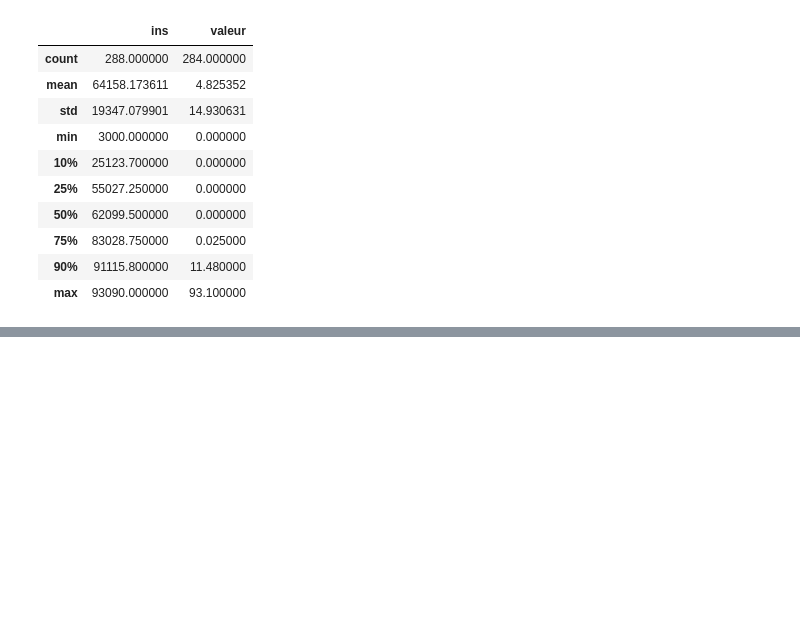
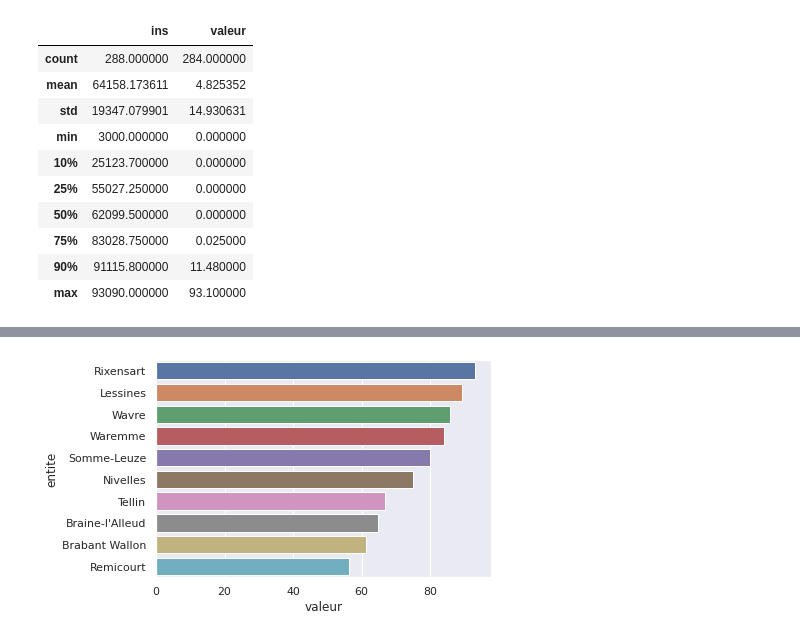
Before and after one commit to jose-marquez89/daily-dataset, a Jupyter notebook: high-tech-jobs/high_tech_jobs.ipynb, the cells around one changed output, grey strips where cells are left out. Drawn from its saved outputs; the diff is of its cells as text; code cells hidden in the pictures; blank space fills up the shorter version.

```diff
--- a/high-tech-jobs/high_tech_jobs.ipynb
+++ b/high-tech-jobs/high_tech_jobs.ipynb
@@ -42,0 +101,7 @@ df.describe(percentiles=[.10, .25, .75, .90])
+# %%
+totals = df.groupby("entite").sum()
+top10 = totals.sort_values(by="valeur", ascending=False)[:10]
+# %%
+sns.barplot(data=top10, y=top10.index, x="valeur");
+# %% [output]
+[figure, added]
```
Also changed, not shown: parts of 9 cells of this notebook.
